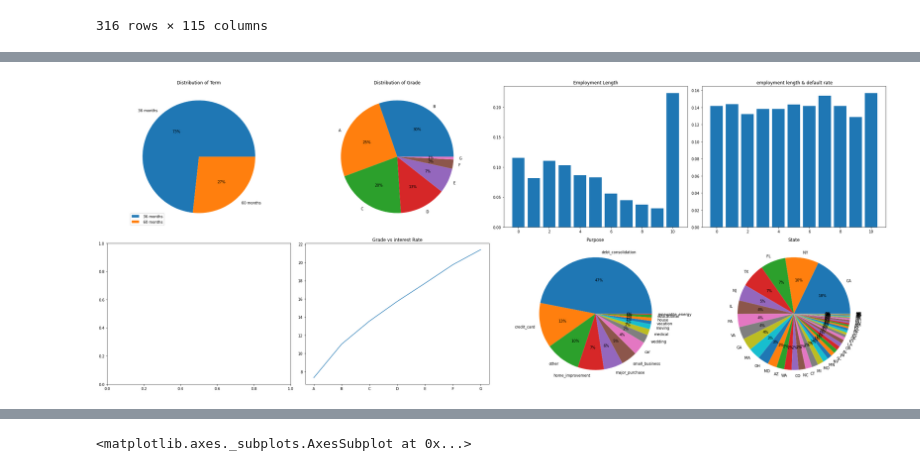
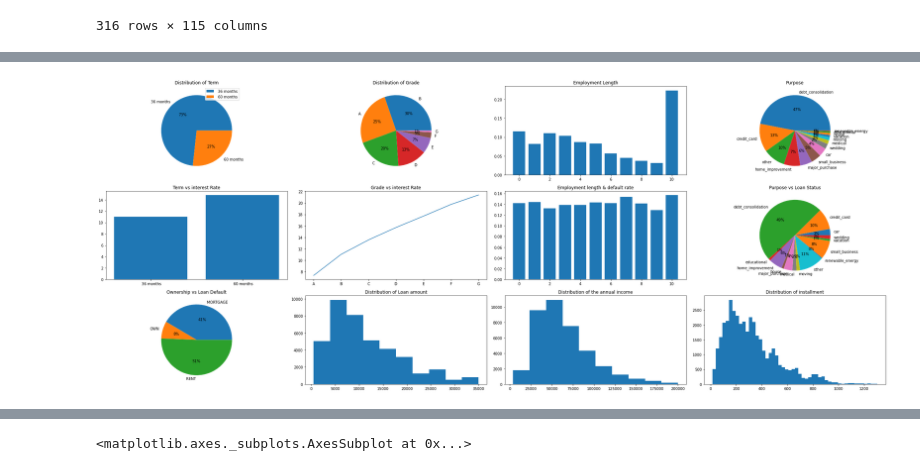
Before and after one commit to samrich76/Lending_Risk_Analysis, a Jupyter notebook: Lending_Risk_Analysis.ipynb, the cells around one changed output, grey strips where cells are left out. Cells and saved outputs as stored; diff of their text form; code cells hidden in the pictures.

```diff
--- a/Lending_Risk_Analysis.ipynb
+++ b/Lending_Risk_Analysis.ipynb
@@ -149,42 +157,77 @@ state_data_1 = loandataset['addr_state'].value_counts().reset_index()
 employee_length_data_1 = (loandataset['emp_length_num'].value_counts().sort_index()/len(loandataset)).reset_index()
 
 # connection between employment length and default rate
 employee_length_def_rate =  loandataset.groupby('emp_length_num')['loan_status_bin'].mean().reset_index()
 
 # Grade vs interest Rate
 grade_vs_intrate = loandataset.groupby('grade')['int_rate'].mean().reset_index()
 
+# Term vs Interest
+term_vs_intrate = loandataset.groupby('term')['int_rate'].mean().reset_index()
 
+# Purpose vs Loan status
+purpose_loanstatus = loandataset.groupby('purpose')['loan_status_bin'].sum().reset_index()
 
-fig, axs  = plt.subplots(nrows = 2, ncols=4,figsize=(30,12))
+#owner ship vs default rate
+ownership_loanstatus = loandataset[loandataset['home_ownership'].isin(['MORTGAGE','OWN', 'RENT'])].groupby('home_ownership')['loan_status_bin'].sum().reset_index()
 
-#fig = plt.figure(figsize=(20,20))
+fig, axs  = plt.subplots(nrows = 3, ncols=4,figsize=(30,12))
+
+#*******************************
+# Term Analysis on Zero column
+#*******************************
 axs[0,0].pie(term_data_1['term'], labels=term_data_1['index'],  autopct='%.0f%%')
 axs[0,0].legend()
 axs[0,0].set_title("Distribution of Term")
 
+axs[1,0].bar(term_vs_intrate['term'] , term_vs_intrate['int_rate'] )
+axs[1,0].set_title(" Term vs interest Rate ")
+
+axs[2,0].pie(ownership_loanstatus['loan_status_bin'] , labels=ownership_loanstatus['home_ownership'],  autopct='%.0f%%' )
+axs[2,0].set_title(" Ownership vs Loan Default ")
+
+
+#*******************************
+# Grade  Analysis on First  column
+#*******************************
 axs[0,1].pie(grade_data_1['grade'], labels=grade_data_1['index'],  autopct='%.0f%%')
 #axs[0,1].legend()
 axs[0,1].set_title("Distribution of Grade")
 
-axs[1,2].pie(purpose_data_1['purpose'], labels=purpose_data_1['index'],  autopct='%.0f%%')
-axs[1,2].set_title("Purpose")
+axs[1,1].plot(grade_vs_intrate['grade'] , grade_vs_intrate['int_rate'] )
+axs[1,1].set_title(" Grade vs interest Rate ")
 
-axs[1,3].pie(state_data_1['addr_state'], labels=state_data_1['index'],  autopct='%.0f%%')
-axs[1,3].set_title("State")
+axs[2,1].hist(loandataset.loan_amnt)
+axs[2,1].set_title("Distribution of Loan amount")
 
+
+#***************************************
+# Employement  Analysis on Second column
+#***************************************
 axs[0,2].bar(employee_length_data_1['index'] , employee_length_data_1['emp_length_num'] )
 axs[0,2].set_title("Employment Length")
 
-axs[0,3].bar(employee_length_def_rate['emp_length_num'] , employee_length_def_rate['loan_status_bin'] )
-axs[0,3].set_title(" employment length & default rate")
+
+axs[1,2].bar(employee_length_def_rate['emp_length_num'] , employee_length_def_rate['loan_status_bin'] )
+axs[1,2].set_title("Employment length & default rate")
+
+axs[2,2].hist(loandataset[loandataset['annual_inc']<200000]['annual_inc'])
+axs[2,2].set_title("Distribution of the annual income")
+
+#***************************************
+# Purpose Analysis on Third column
+#***************************************
+axs[0,3].pie(purpose_data_1['purpose'], labels=purpose_data_1['index'],  autopct='%.0f%%')
+axs[0,3].set_title("Purpose")
+
+axs[1,3].pie(purpose_loanstatus['loan_status_bin'], labels=purpose_loanstatus['purpose'] ,  autopct='%.0f%%'  )
+axs[1,3].set_title("Purpose vs Loan Status")
 
 
-axs[1,1].plot(grade_vs_intrate['grade'] , grade_vs_intrate['int_rate'] )
-axs[1,1].set_title(" Grade vs interest Rate ")
-
+axs[2,3].hist(loandataset['installment'],bins=50)
+axs[2,3].set_title("Distribution of installment")
 
 plt.tight_layout()
 plt.show()
 # %% [output]
-[figure, old version]
+[figure, new version]
```
Also changed, not shown: parts of 34 cells of this notebook.
